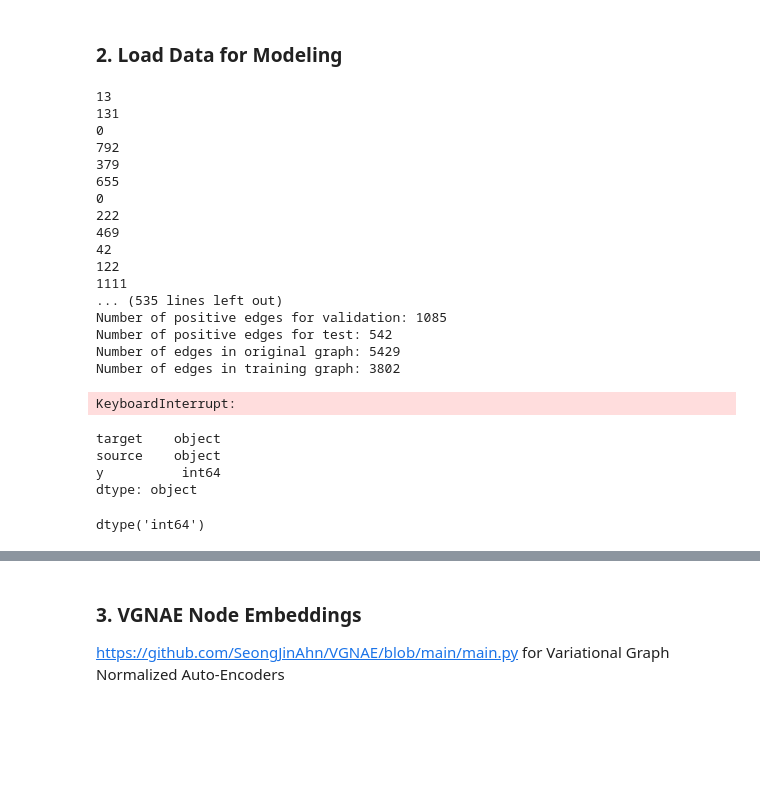
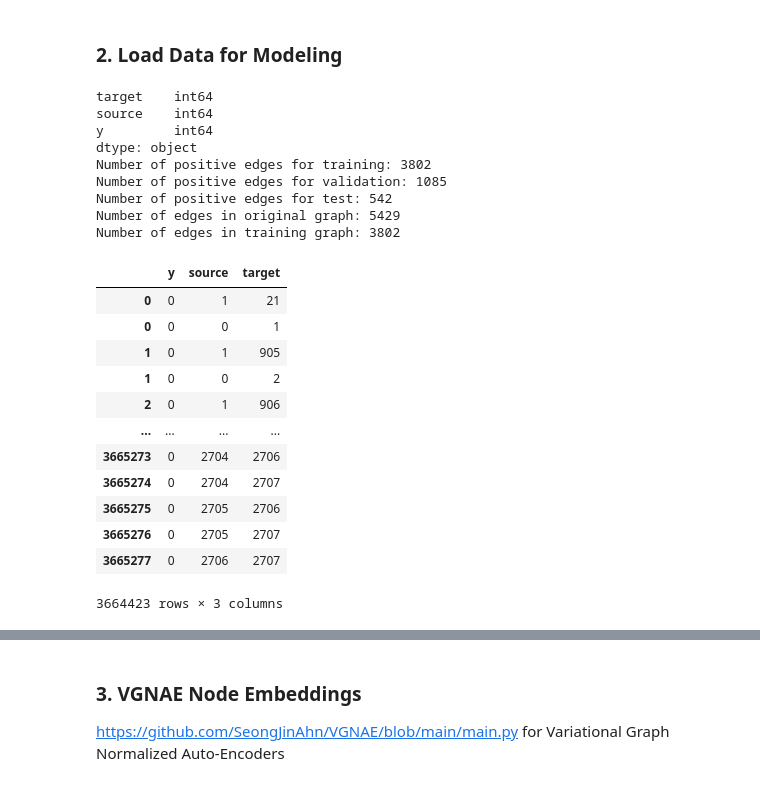
Before and after one commit to lassefschmidt/Network-Science_Final-Project, a Jupyter notebook: 1_Node Embedding_VGNAE.ipynb, the cells around one changed output, grey strips where cells are left out. Cells and saved outputs as stored; diff of their text form; code cells hidden in the pictures; blank space fills up the shorter version.

Commit message:
changes to load_Data

```diff
--- a/1_Node Embedding_VGNAE.ipynb
+++ b/1_Node Embedding_VGNAE.ipynb
@@ -76,34 +76,30 @@ plt.rc('figure', titlesize=BIGGER_SIZE)  # fontsize of the figure title
 ### 2. Load Data for Modeling
 # %%
 reload(loadData)
-(G, G_train, G_trainval, node_info, train, val, test, train_pos_edges, train_neg_edges) = loadData.load()
+(G, G_train, G_trainval, node_info, train, val, test) = loadData.load()
 # %% [output]
-13
-131
-0
-792
-379
-655
-0
-222
-469
-42
-122
-1111
-... (535 lines left out)
+target    int64
+source    int64
+y         int64
+dtype: object
+Number of positive edges for training: 3802
 Number of positive edges for validation: 1085
 Number of positive edges for test: 542
 Number of edges in original graph: 5429
 Number of edges in training graph: 3802
-KeyboardInterrupt:
 # %%
-test.dtypes
+val
 # %% [output]
+|  | y | source | target |
+| 0 | 0 | 1 | 21 |
+| 0 | 0 | 0 | 1 |
+| 1 | 0 | 1 | 905 |
+| 1 | 0 | 0 | 2 |
+| 2 | 0 | 1 | 906 |
+| ... | ... | ... | ... |
+| 3665273 | 0 | 2704 | 2706 |
+| 3665274 | 0 | 2704 | 2707 |
+| 3665275 | 0 | 2705 | 2706 |
+| 3665276 | 0 | 2705 | 2707 |
+| 3665277 | 0 | 2706 | 2707 |
-target    object
-source    object
-y          int64
-dtype: object
+3664423 rows × 3 columns
-# %%
-train_pos_edges['source'].dtype
-# %% [output]
-dtype('int64')
```
Also changed, not shown: parts of 3 cells of this notebook, 1 other file.
